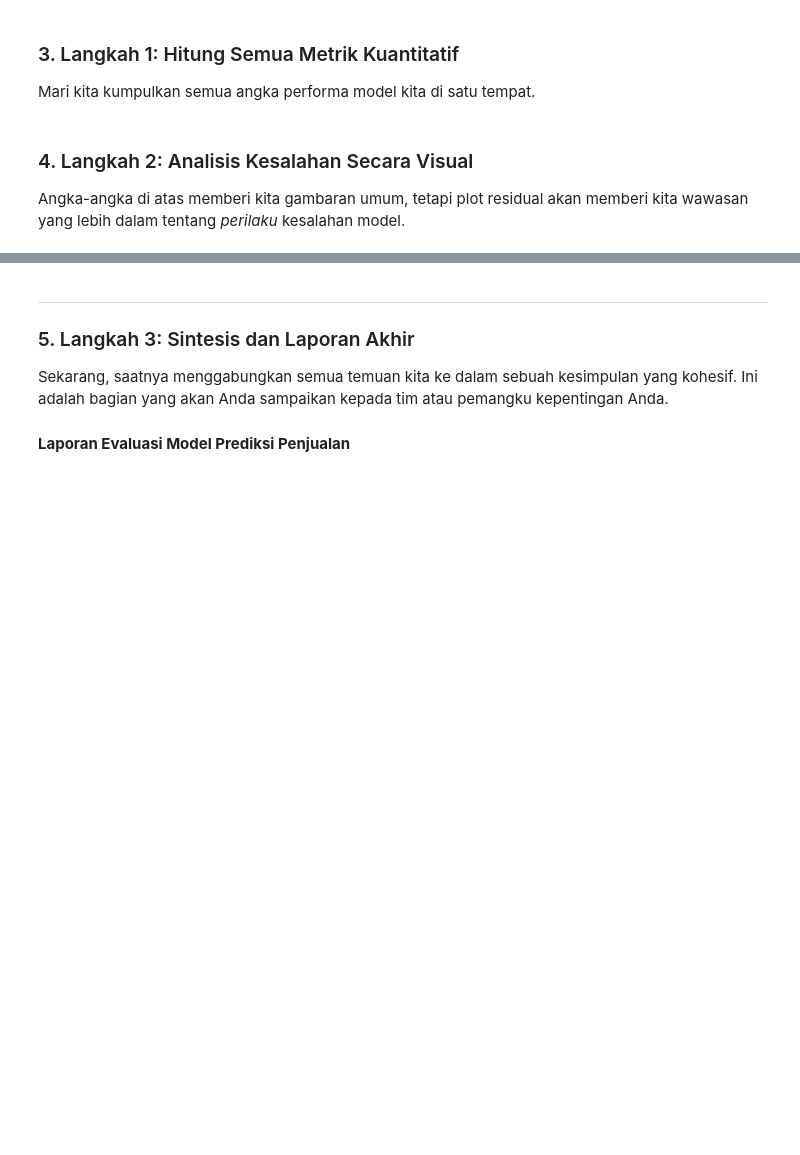
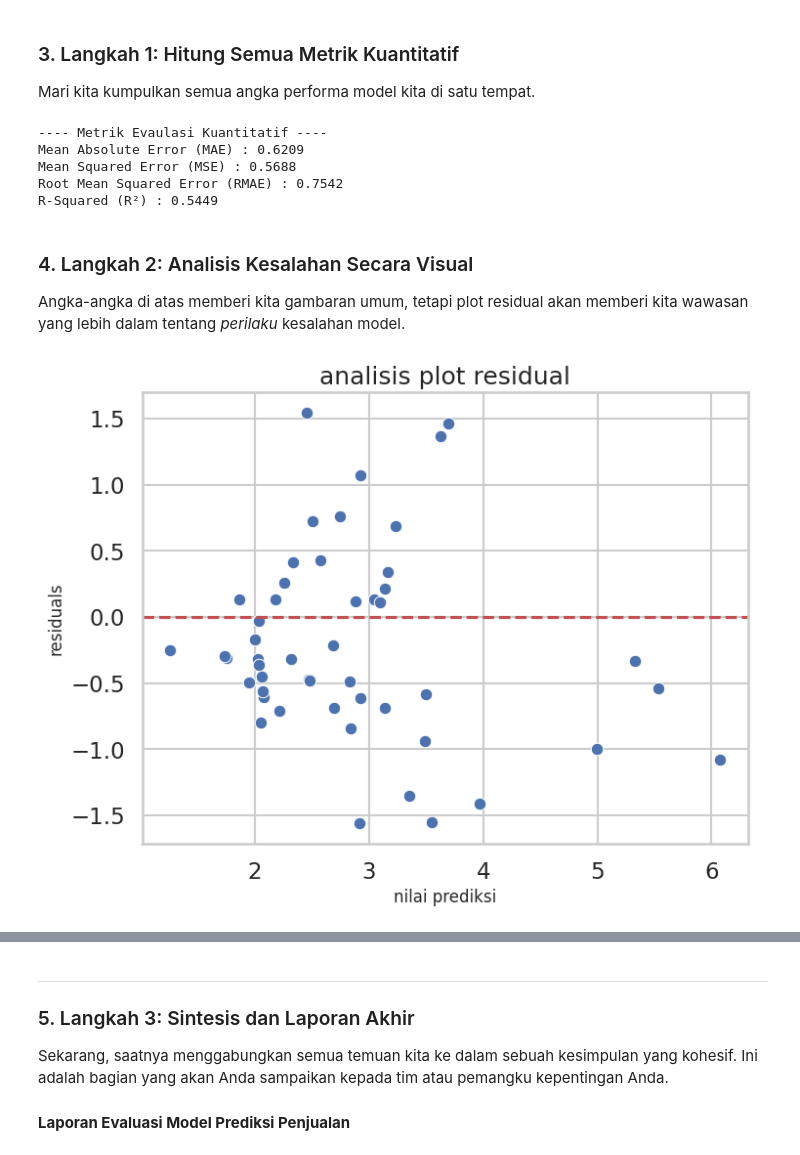
Before and after one commit to Feyfa/pembuktian-rumus, a Jupyter notebook: Materi Statistical Machine Learning And Data Storytelling/Code Python/Part 03 Core Machine Learning/Chapter_4/lesson_05_putting_it_all_together.ipynb, the cells around one changed output, grey strips where cells are left out. Saved outputs shown, nothing was run; the diff lists cells and outputs as text; code cells hidden in the pictures; blank space fills up the shorter version.

```diff
--- a/Materi Statistical Machine Learning And Data Storytelling/Code Python/Part 03 Core Machine Learning/Chapter_4/lesson_05_putting_it_all_together.ipynb
+++ b/Materi Statistical Machine Learning And Data Storytelling/Code Python/Part 03 Core Machine Learning/Chapter_4/lesson_05_putting_it_all_together.ipynb
@@ -48,8 +48,17 @@ size          0
 dtype: int64
 # %%
 # ambil data X (fitur) dan Y (target) nya
-X = df['total_bill']
-Y = df['tip']
+X = df[['total_bill']]
+Y = df[['tip']]
 
 # split train dan test
 X_train, X_test, Y_train, Y_test = train_test_split(X, Y, random_state=42, test_size=0.2)
+
+# buat model
+model = LinearRegression()
+model.fit(X_train,Y_train)
+
+Y_pred = model.predict(X_test)
+Y_pred = pd.DataFrame(Y_pred, index=X_test.index, columns=['tip'])
+
+print(Y_pred)
@@ -57,7 +84,44 @@ X_train, X_test, Y_train, Y_test = train_test_split(X, Y, random_state=42, test_
 ### 3. Langkah 1: Hitung Semua Metrik Kuantitatif
 
 Mari kita kumpulkan semua angka performa model kita di satu tempat.
+# %%
+mae = mean_absolute_error(Y_test, Y_pred)
+mse = mean_squared_error(Y_test, Y_pred)
+rmse = np.sqrt(mse)
+r2 = r2_score(Y_test, Y_pred)
+
+evaluation_metrics = {
+    'Mean Absolute Error (MAE)': mae,
+    'Mean Squared Error (MSE)': mse,
+    'Root Mean Squared Error (RMAE)': rmse,
+    'R-Squared (R²)': r2
+}
+
+# cetak
+print(f'---- Metrik Evaulasi Kuantitatif ----')
+for metric, value in evaluation_metrics.items():
+    print(f'{metric} : {value:.4f}')
+# %% [output]
+---- Metrik Evaulasi Kuantitatif ----
+Mean Absolute Error (MAE) : 0.6209
+Mean Squared Error (MSE) : 0.5688
+Root Mean Squared Error (RMAE) : 0.7542
+R-Squared (R²) : 0.5449
 # %% [markdown]
 ### 4. Langkah 2: Analisis Kesalahan Secara Visual
 
 Angka-angka di atas memberi kita gambaran umum, tetapi plot residual akan memberi kita wawasan yang lebih dalam tentang *perilaku* kesalahan model.
+# %%
+# menghitung residual
+residuals = Y_test - Y_pred
+# %%
+# membuat plot
+plt.figure(figsize=(8,6))
+sns.scatterplot(x=Y_pred['tip'], y=residuals['tip'])
+plt.axhline(y=0, color='r', linestyle='--')
+plt.title('analisis plot residual', fontsize=18)
+plt.xlabel('nilai prediksi', fontsize=12)
+plt.ylabel('residuals', fontsize=12)
+plt.show()
+# %% [output]
+[figure, added]
```
Also changed, not shown: parts of 3 cells of this notebook, 3 other files.
